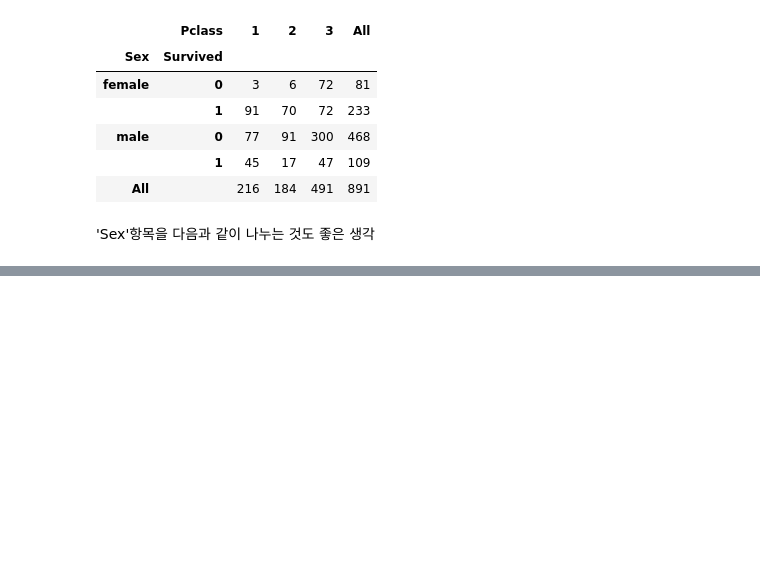
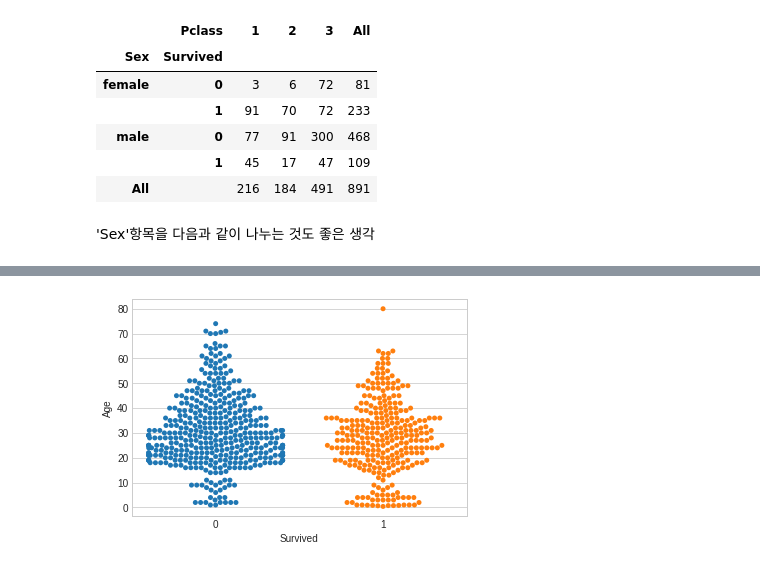
Before and after one commit to wonyoung-ji/statistics, a Jupyter notebook: kaggle/kaggle_titanic.ipynb, the cells around one changed output, grey strips where cells are left out. Drawn from its saved outputs; the diff is of its cells as text; code cells hidden in the pictures; blank space fills up the shorter version.

```diff
--- a/kaggle/kaggle_titanic.ipynb
+++ b/kaggle/kaggle_titanic.ipynb
@@ -740,0 +782,7 @@ pd.crosstab([train.Sex, train.Survived], train.Pclass, margins = True).style.bac
+# %%
+sns.swarmplot(x=train['Survived'], y=train['Age'])
+plt.xlabel('Survived')
+plt.ylabel('Age')
+plt.show()
+# %% [output]
+[figure, added]
```
Also changed, not shown: parts of 42 cells of this notebook.
